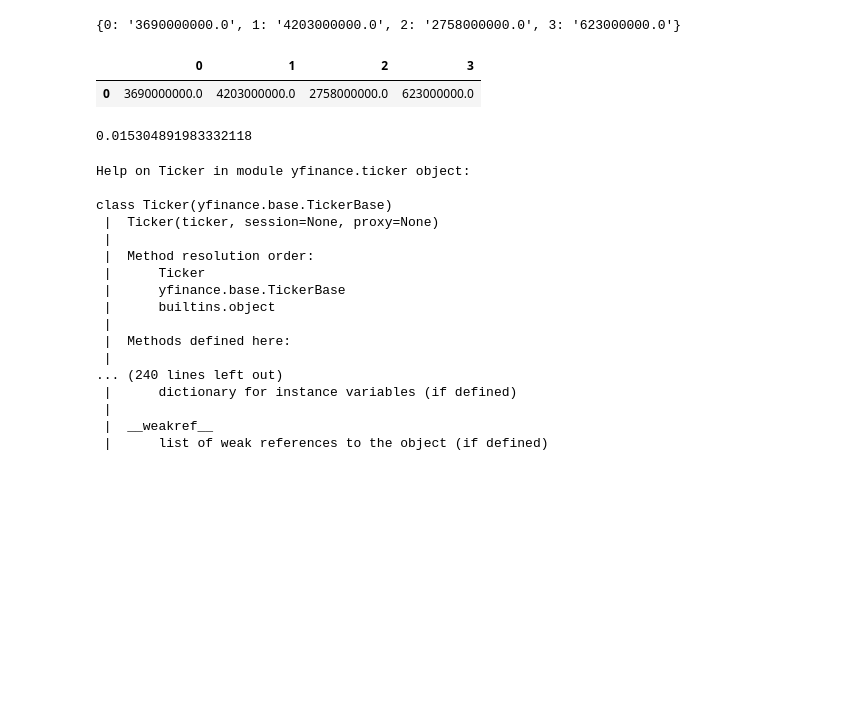
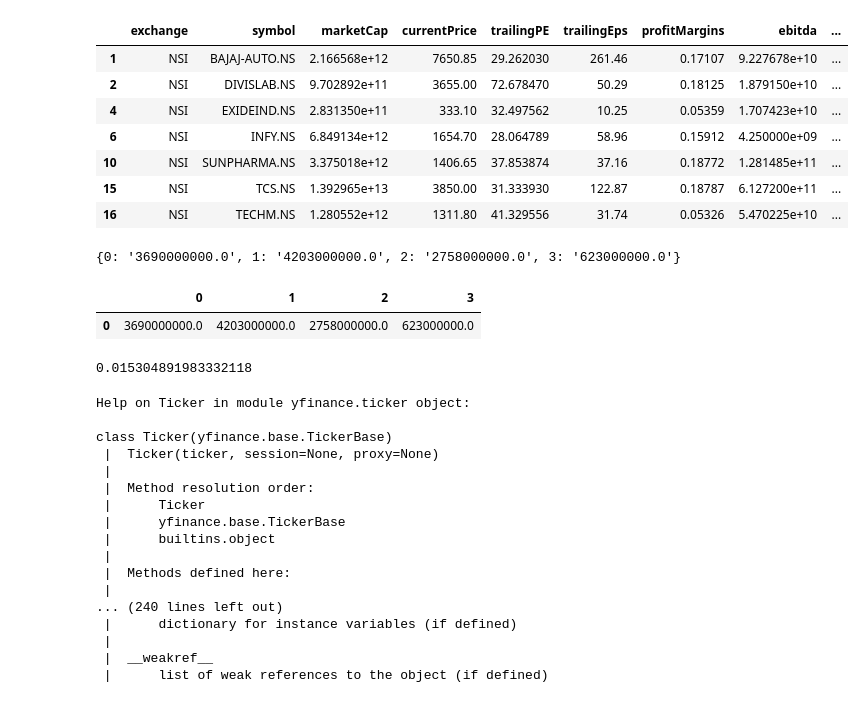
Before and after one commit to illliyas/Machine-Learning, a Jupyter notebook: nselib.ipynb, the cells around one changed output. Drawn from its saved outputs; the diff is of its cells as text; code cells hidden in the pictures; blank space fills up the shorter version.

```diff
--- a/nselib.ipynb
+++ b/nselib.ipynb
@@ -13,3 +11,24 @@ stocks=["NATCOPHARM.NS","INFY.NS"]
+# %%
+stocks=['ARE&M.NS',
+'BAJAJ-AUTO.NS',
+'DIVISLAB.NS',
+'DRREDDY.NS',
+'EXIDEIND.NS',
+'GOLDBEES.NS',
+'INFY.NS',
+'NATCOPHARM.NS',
+'PGINVIT-IV.NS',
+'RELIANCE.NS',
+'SUNPHARMA.NS',
+'TATACHEM.NS',
+'TATAMOTORS.NS',
+'TATAMTRDVR.NS',
+'TATASTEEL.NS',
+'TCS.NS',
+'TECHM.NS',
+'WIPRO.NS',
+'ZYDUSLIFE.NS'
+]
 # %%
 cols = ['exchange','symbol','marketCap','currentPrice','trailingPE','trailingEps','profitMargins','ebitda',
 'debtToEquity',
@@ -20,13 +39,20 @@ cols = ['exchange','symbol','marketCap','currentPrice','trailingPE','trailingEps
 'earningsQuarterlyGrowth']
 stocks_list=[]
 for s in stocks:
+  print(s)
   dic={}
   stock = yf.Ticker(s)
   for c in cols:
-    dic[c]=stock.info[c]
-  hist = stock.history(period="1mo")
-  hist = hist.sort_index(ascending=False)
-  dic['DIFF_30_DAYS']=(hist.iloc[0]['Close']-hist.iloc[-1]['Close'])/hist.iloc[-1]['Close']
-  dic['DIFF_7_DAYS']=(hist.iloc[0]['Close']-hist.iloc[5]['Close'])/hist.iloc[5]['Close']
-  dic.update(dict(enumerate(map(str, stock.quarterly_income_stmt.loc['Net Income'].values))))
+    try:
+      dic[c]=stock.info[c]
+    except:
+      dic[c]=None
+  try:
+    hist = stock.history(period="1mo")
+    hist = hist.sort_index(ascending=False)
+    dic['DIFF_30_DAYS']=(hist.iloc[0]['Close']-hist.iloc[-1]['Close'])/hist.iloc[-1]['Close']
+    dic['DIFF_7_DAYS']=(hist.iloc[0]['Close']-hist.iloc[5]['Close'])/hist.iloc[5]['Close']
+    dic.update(dict(enumerate(map(str, stock.quarterly_income_stmt.loc['Net Income'].values))))
+  except:
+    None
   stocks_list.append(dic)
@@ -33,2 +79,2 @@ for s in stocks:
 # %%
-pd.DataFrame(stocks_list)
+df = pd.DataFrame(stocks_list)
@@ -39,3 +95,14 @@ pd.DataFrame(stocks_list)
+# %%
+df[df['trailingPE']>=28]
+# %% [output]
+|  | exchange | symbol | marketCap | currentPrice | trailingPE | trailingEps | profitMargins | ebitda | ... |
+| 1 | NSI | BAJAJ-AUTO.NS | 2.166568e+12 | 7650.85 | 29.262030 | 261.46 | 0.17107 | 9.227678e+10 | ... |
+| 2 | NSI | DIVISLAB.NS | 9.702892e+11 | 3655.00 | 72.678470 | 50.29 | 0.18125 | 1.879150e+10 | ... |
+| 4 | NSI | EXIDEIND.NS | 2.831350e+11 | 333.10 | 32.497562 | 10.25 | 0.05359 | 1.707423e+10 | ... |
+| 6 | NSI | INFY.NS | 6.849134e+12 | 1654.70 | 28.064789 | 58.96 | 0.15912 | 4.250000e+09 | ... |
+| 10 | NSI | SUNPHARMA.NS | 3.375018e+12 | 1406.65 | 37.853874 | 37.16 | 0.18772 | 1.281485e+11 | ... |
+| 15 | NSI | TCS.NS | 1.392965e+13 | 3850.00 | 31.333930 | 122.87 | 0.18787 | 6.127200e+11 | ... |
+| 16 | NSI | TECHM.NS | 1.280552e+12 | 1311.80 | 41.329556 | 31.74 | 0.05326 | 5.470225e+10 | ... |
 # %%
 finanace = _.melt(id_vars=["index"],
         var_name="Month",
```
Also changed, not shown: parts of 4 cells of this notebook.
